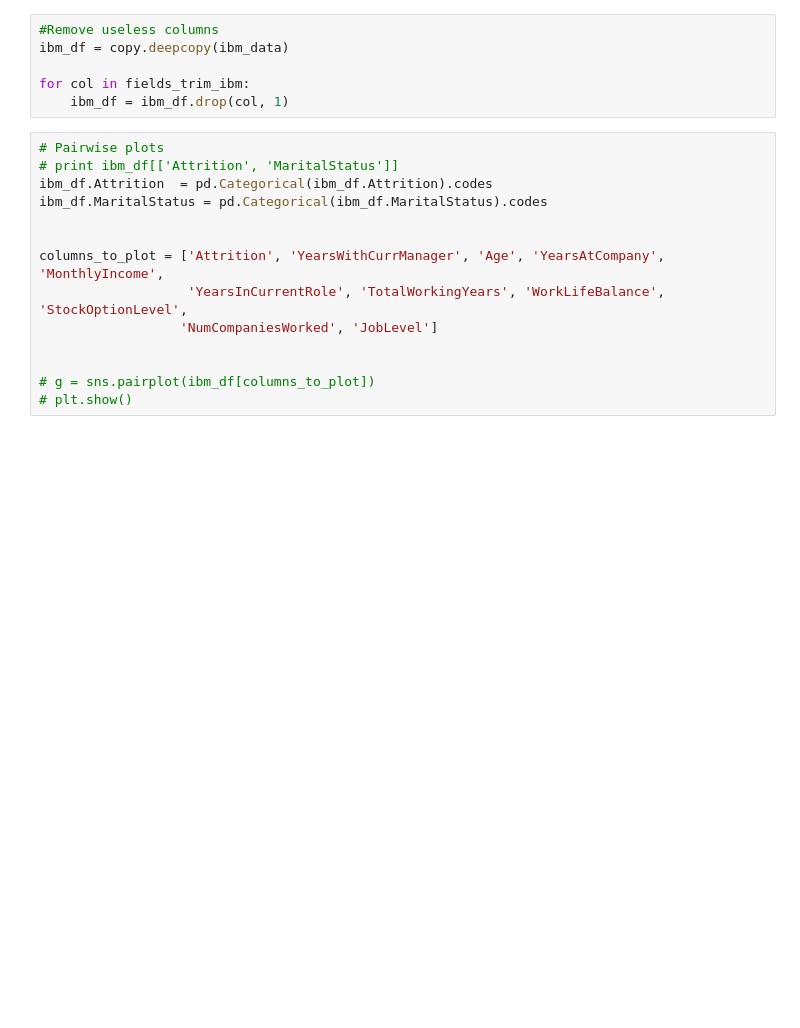
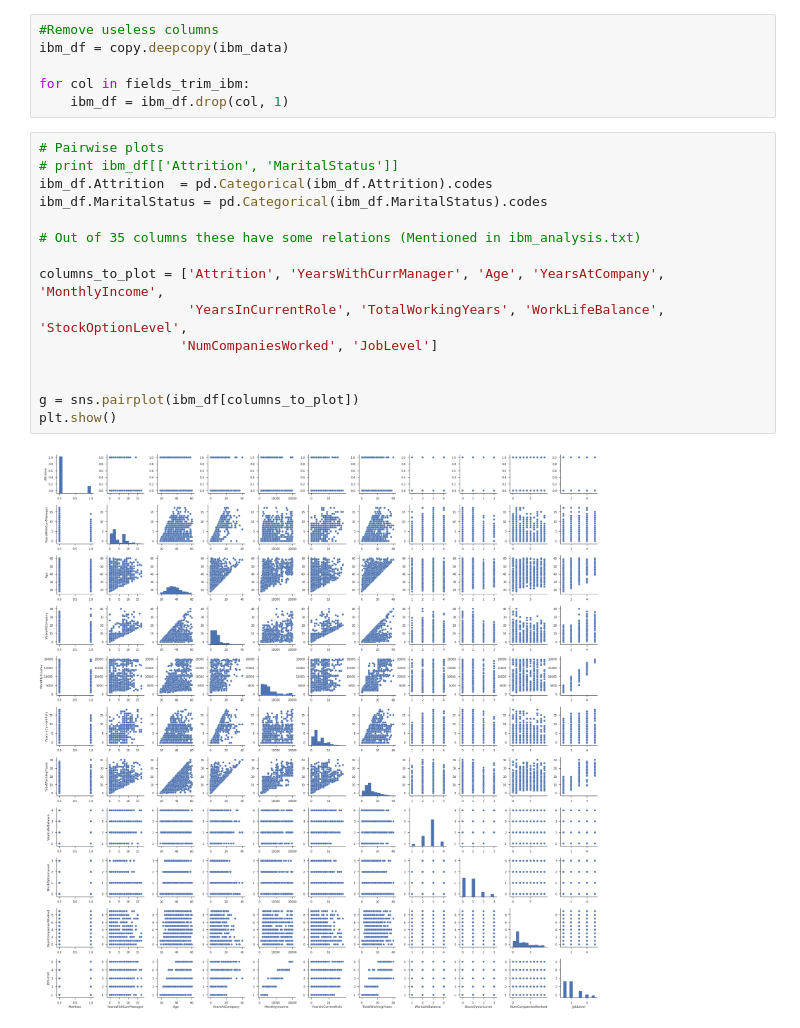
Before and after one commit to Wajih-Sid/Data-Science-Project, a Jupyter notebook: Project.ipynb, the cells around one changed output. Drawn from its saved outputs; the diff is of its cells as text; blank space fills up the shorter version.

```diff
--- a/Project.ipynb
+++ b/Project.ipynb
@@ -52,17 +52,20 @@ for col in fields_trim_ibm:
 # %%
 # Pairwise plots
 # print ibm_df[['Attrition', 'MaritalStatus']]
 ibm_df.Attrition  = pd.Categorical(ibm_df.Attrition).codes
 ibm_df.MaritalStatus = pd.Categorical(ibm_df.MaritalStatus).codes
 
+# Out of 35 columns these have some relations (Mentioned in ibm_analysis.txt)
 
 columns_to_plot = ['Attrition', 'YearsWithCurrManager', 'Age', 'YearsAtCompany', 'MonthlyIncome',
                    'YearsInCurrentRole', 'TotalWorkingYears', 'WorkLifeBalance', 'StockOptionLevel',
                   'NumCompaniesWorked', 'JobLevel']
 
 
-# g = sns.pairplot(ibm_df[columns_to_plot])
-# plt.show()
+g = sns.pairplot(ibm_df[columns_to_plot])
+plt.show()
+# %% [output]
+[figure, added]
 # %%
 # EDA For XYZ Data
 xyz_df = copy.deepcopy(xyz_data)
```
Also changed, not shown: parts of 2 cells of this notebook.
